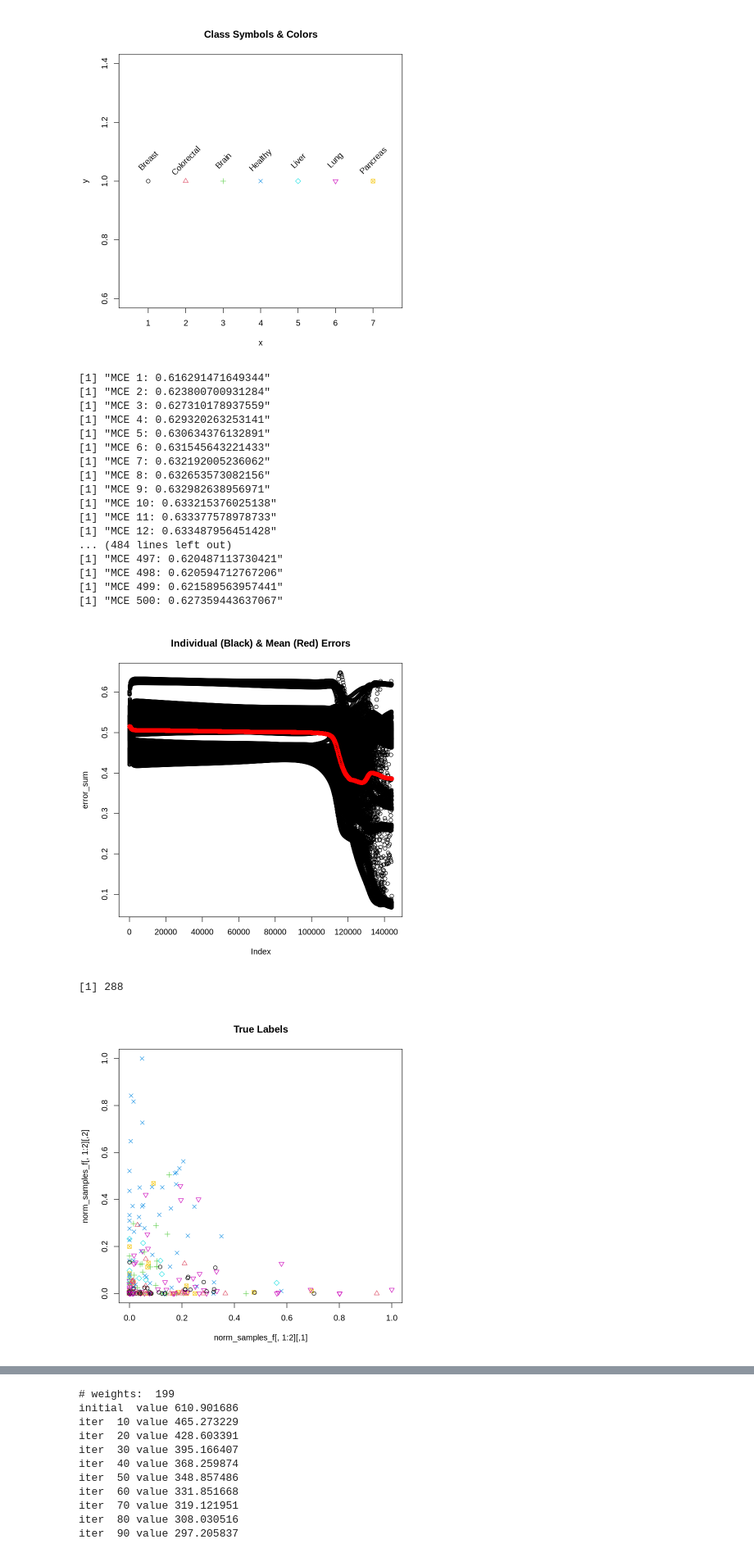
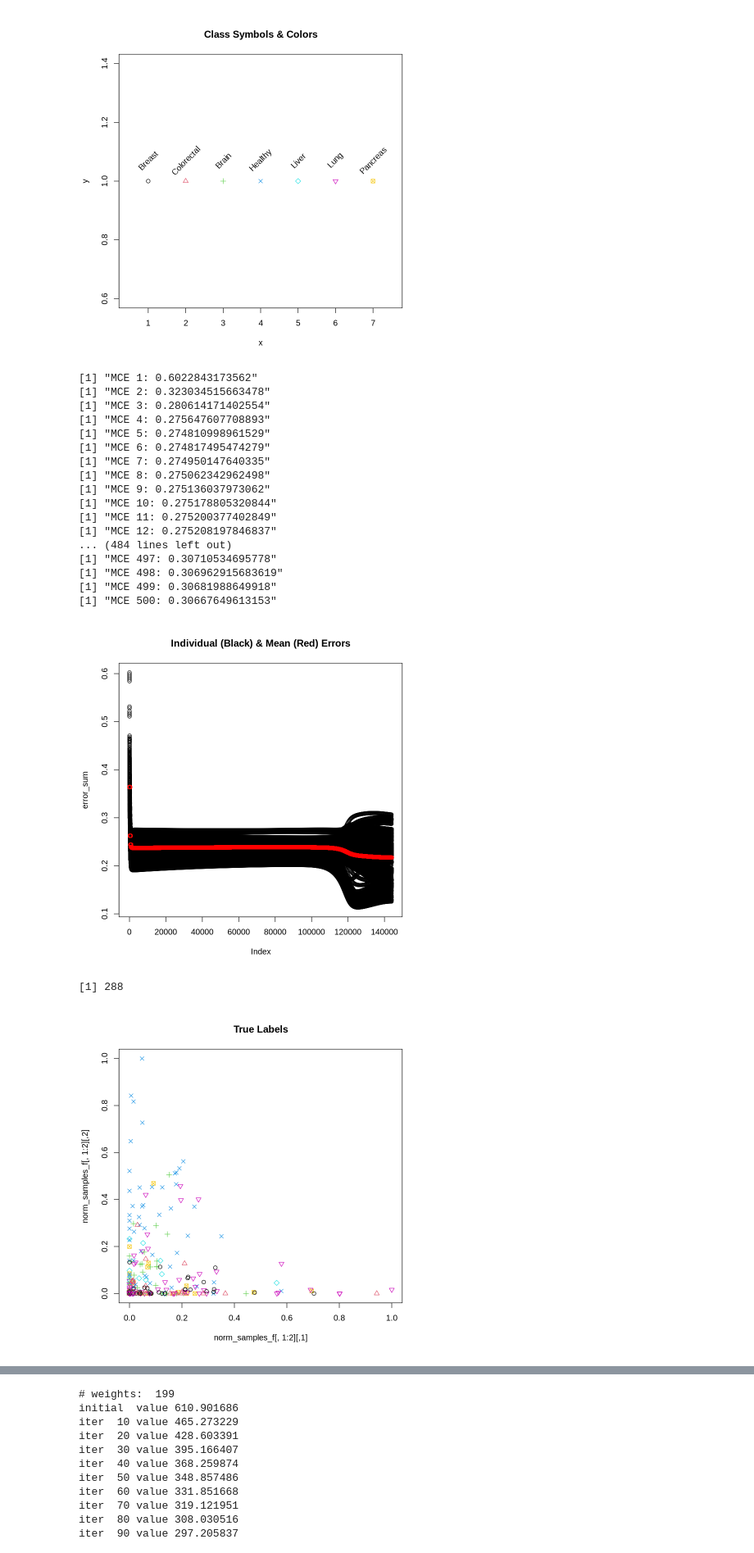
Before and after one commit to jgburk/IntroductionToDeepLearning, a Jupyter notebook: IntroToDeepLearning_R.ipynb, the cells around one changed output, grey strips where cells are left out. Shown at 82% size. Cells and saved outputs as stored; diff of their text form; code cells hidden in the pictures.

```diff
--- a/IntroToDeepLearning_R.ipynb
+++ b/IntroToDeepLearning_R.ipynb
@@ -141,8 +136,7 @@ encode_class <- function(sample_class){
 
 calc_err <- function(sample_class){
   ann_class_encoding <- encode_class(sample_class)
-  output_soft_max <- output_activation / sum(output_activation)
-  return(output_soft_max - ann_class_encoding)
+  return(output_activation - ann_class_encoding)
 }
 
 backward_prop <- function(sample_class){
@@ -521,8 +513,7 @@ encode_class <- function(sample_class){ # one-hot encoding
 
 calc_err <- function(sample_class){
   ann_class_encoding <- encode_class(sample_class)
-  output_soft_max <- output_activation / sum(output_activation)
-  return(output_soft_max - ann_class_encoding)
+  return(output_activation - ann_class_encoding)
 }
 
 backward_prop <- function(sample_class){
@@ -704,50 +695,50 @@ rand_points <<- matrix(data = runif(n = NUM_FEATURES * RAND_POINTS),
 norm_rand_points <- scales::rescale(rand_points, to = c(0,1))
 pred_classes <- predict_n(norm_rand_points)
 plot(norm_rand_points[,1:2],col=pred_classes,pch=pred_classes,main="Decision Boundary")
 training_misclass_rate <- sum(samples_c != pred_train) / length(pred_train)
 print(paste("Train Misclass Rate: ",training_misclass_rate,sep=""))
 plot(GLOB_ERR_1)
 plot(GLOB_ERR_2)
 plot(GLOB_ERR_3)
 plot(GLOB_ERR_4)
 plot(GLOB_ERR_5)
 plot(GLOB_ERR_6)
 plot(GLOB_ERR_7)
 plot(GLOB_MAX_CLASSWISE_ERR)
 
 hist(samples_c)
 
 library(pROC)
 
 mroc <- pROC::multiclass.roc(response=as.numeric(samples_c),predictor=as.numeric(pred_train))
 for(roc in 1:length(mroc$rocs)){
   pROC::plot.roc(mroc$rocs[[roc]],main=paste("AUC = ",
                                              round(auc(mroc$rocs[[roc]]),digits=3),
                                              " for Targets ",
                                              mroc$rocs[[roc]]$levels[1],
                                              " and ",
                                              mroc$rocs[[roc]]$levels[2],
                                              sep=""))
 }
 # %% [output]
-[1] "MCE 1: 0.616291471649344"
-[1] "MCE 2: 0.623800700931284"
-[1] "MCE 3: 0.627310178937559"
-[1] "MCE 4: 0.629320263253141"
-[1] "MCE 5: 0.630634376132891"
-[1] "MCE 6: 0.631545643221433"
-[1] "MCE 7: 0.632192005236062"
-[1] "MCE 8: 0.632653573082156"
-[1] "MCE 9: 0.632982638956971"
-[1] "MCE 10: 0.633215376025138"
-[1] "MCE 11: 0.633377578978733"
-[1] "MCE 12: 0.633487956451428"
+[1] "MCE 1: 0.6022843173562"
+[1] "MCE 2: 0.323034515663478"
+[1] "MCE 3: 0.280614171402554"
+[1] "MCE 4: 0.275647607708893"
+[1] "MCE 5: 0.274810998961529"
+[1] "MCE 6: 0.274817495474279"
+[1] "MCE 7: 0.274950147640335"
+[1] "MCE 8: 0.275062342962498"
+[1] "MCE 9: 0.275136037973062"
+[1] "MCE 10: 0.275178805320844"
+[1] "MCE 11: 0.275200377402849"
+[1] "MCE 12: 0.275208197846837"
 ... (484 lines left out)
-[1] "MCE 497: 0.620487113730421"
-[1] "MCE 498: 0.620594712767206"
-[1] "MCE 499: 0.621589563957441"
-[1] "MCE 500: 0.627359443637067"
+[1] "MCE 497: 0.30710534695778"
+[1] "MCE 498: 0.306962915683619"
+[1] "MCE 499: 0.30681988649918"
+[1] "MCE 500: 0.30667649613153"
-[figure, old version]
+[figure, new version]
 [1] 288
 [figure]
 [1] 500
```
Also changed, not shown: parts of 7 cells of this notebook.
